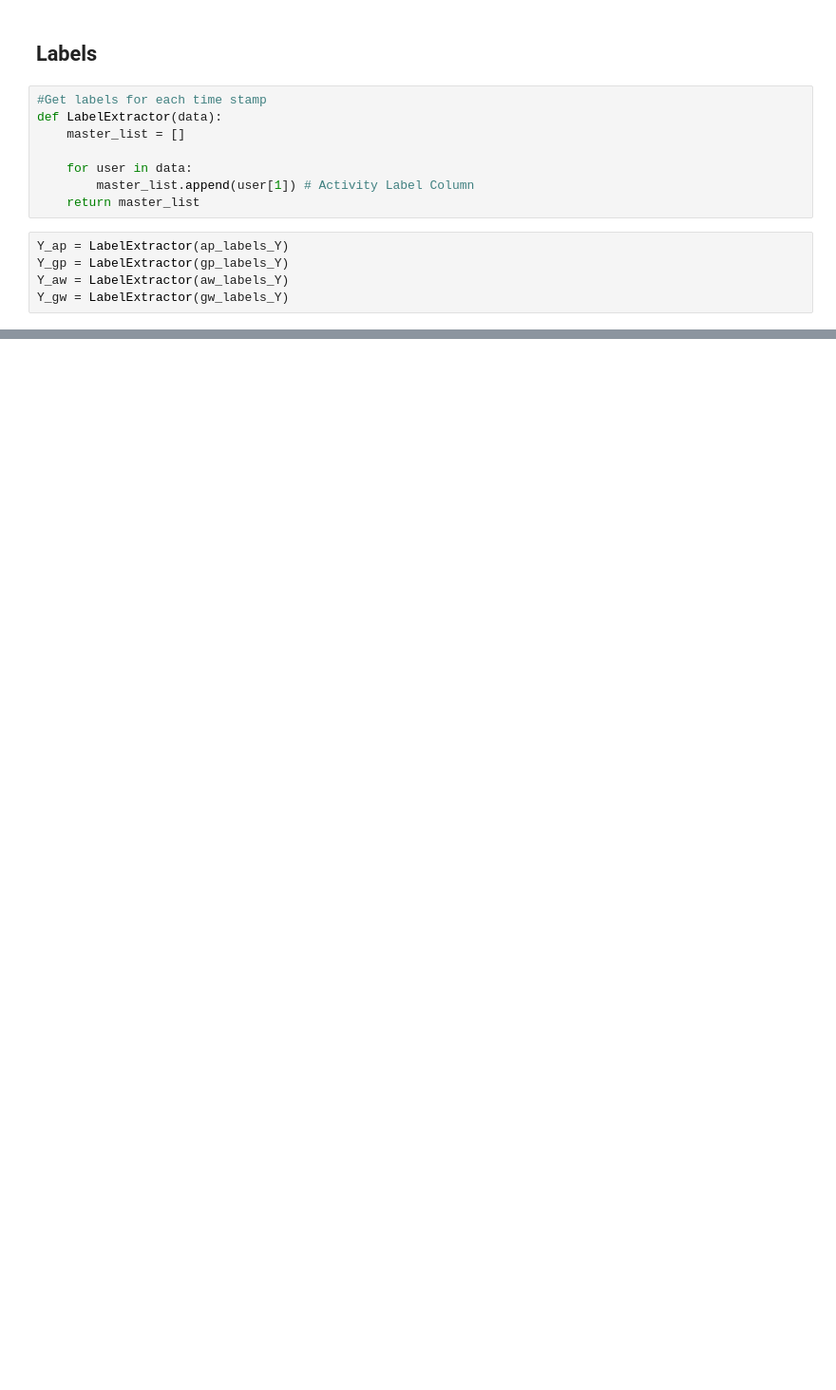
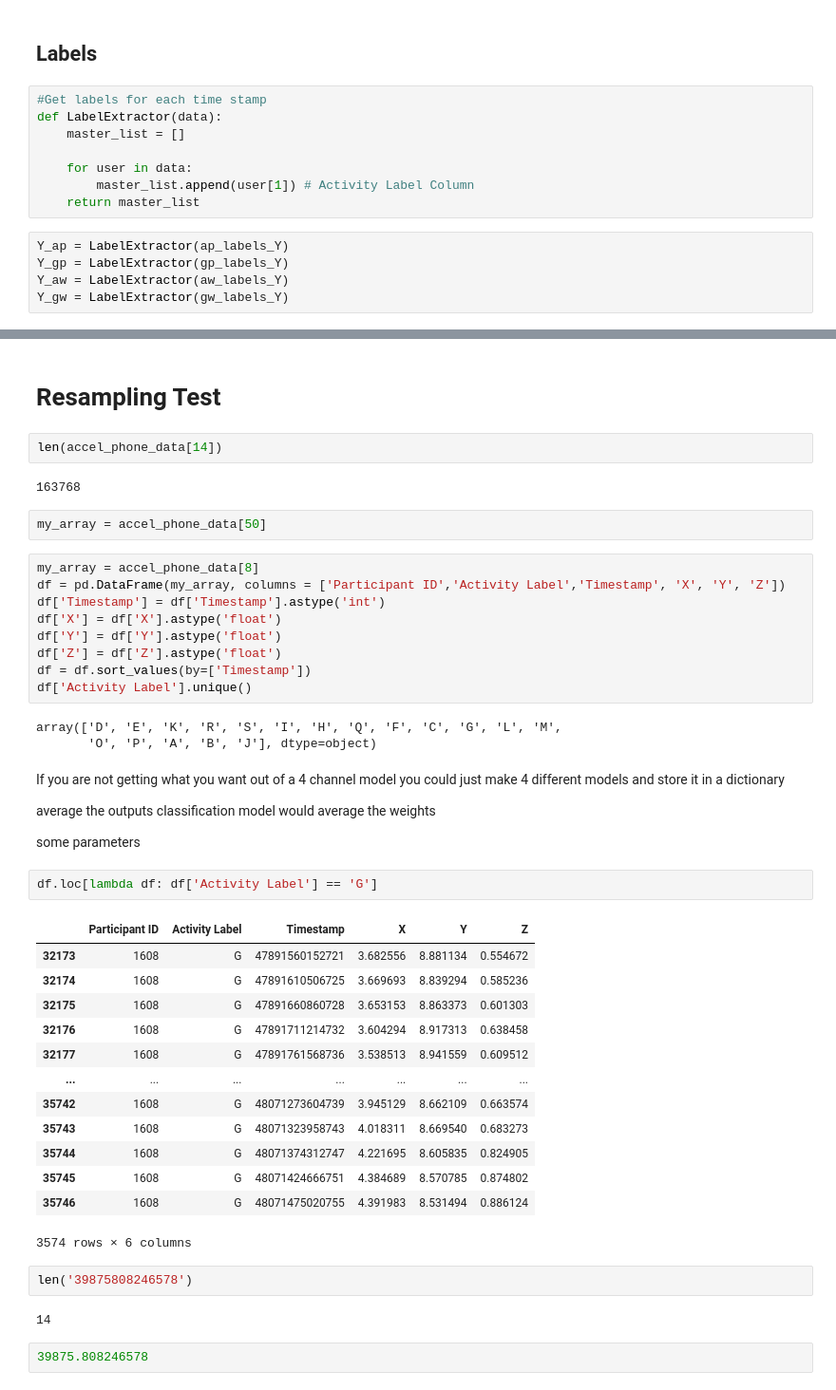
Before and after one commit to tweatherfordk/Accelerometer-Action-Dectection, a Jupyter notebook: Data Preprocessing.ipynb, the cells around one changed output, grey strips where cells are left out. Shown at 95% size. Saved outputs shown, nothing was run; the diff lists cells and outputs as text; blank space fills up the shorter version.

Commit message:
Data Preprocessing Seconds Update

```diff
--- a/Data Preprocessing.ipynb
+++ b/Data Preprocessing.ipynb
@@ -310,0 +462,50 @@ array(['gender_Female', 'gender_Male', 'group_1', 'group_2', 'group_3'], ...)
+# %% [markdown]
+# Resampling Test
+# %%
+len(accel_phone_data[14])
+# %% [output]
+163768
+# %%
+my_array = accel_phone_data[50]
+# %%
+my_array = accel_phone_data[8]
+df = pd.DataFrame(my_array, columns = ['Participant ID','Activity Label','Timestamp', 'X', 'Y', 'Z'])
+df['Timestamp'] = df['Timestamp'].astype('int')
+df['X'] = df['X'].astype('float')
+df['Y'] = df['Y'].astype('float')
+df['Z'] = df['Z'].astype('float')
+df = df.sort_values(by=['Timestamp'])
+df['Activity Label'].unique()
+# %% [output]
+array(['D', 'E', 'K', 'R', 'S', 'I', 'H', 'Q', 'F', 'C', 'G', 'L', 'M',
+       'O', 'P', 'A', 'B', 'J'], dtype=object)
+# %% [markdown]
+If you are not getting what you want out of a 4 channel model
+you could just make 4 different models and store it in a dictionary
+
+average the outputs
+classification model would average the weights
+
+some parameters
+# %%
+df.loc[lambda df: df['Activity Label'] == 'G']
+# %% [output]
+|  | Participant ID | Activity Label | Timestamp | X | Y | Z |
+| 32173 | 1608 | G | 47891560152721 | 3.682556 | 8.881134 | 0.554672 |
+| 32174 | 1608 | G | 47891610506725 | 3.669693 | 8.839294 | 0.585236 |
+| 32175 | 1608 | G | 47891660860728 | 3.653153 | 8.863373 | 0.601303 |
+| 32176 | 1608 | G | 47891711214732 | 3.604294 | 8.917313 | 0.638458 |
+| 32177 | 1608 | G | 47891761568736 | 3.538513 | 8.941559 | 0.609512 |
+| ... | ... | ... | ... | ... | ... | ... |
+| 35742 | 1608 | G | 48071273604739 | 3.945129 | 8.662109 | 0.663574 |
+| 35743 | 1608 | G | 48071323958743 | 4.018311 | 8.669540 | 0.683273 |
+| 35744 | 1608 | G | 48071374312747 | 4.221695 | 8.605835 | 0.824905 |
+| 35745 | 1608 | G | 48071424666751 | 4.384689 | 8.570785 | 0.874802 |
+| 35746 | 1608 | G | 48071475020755 | 4.391983 | 8.531494 | 0.886124 |
+3574 rows × 6 columns
+# %%
+len('39875808246578')
+# %% [output]
+14
+# %%
+39875.808246578
```
Also changed, not shown: parts of 97 cells of this notebook, 1 other file.
